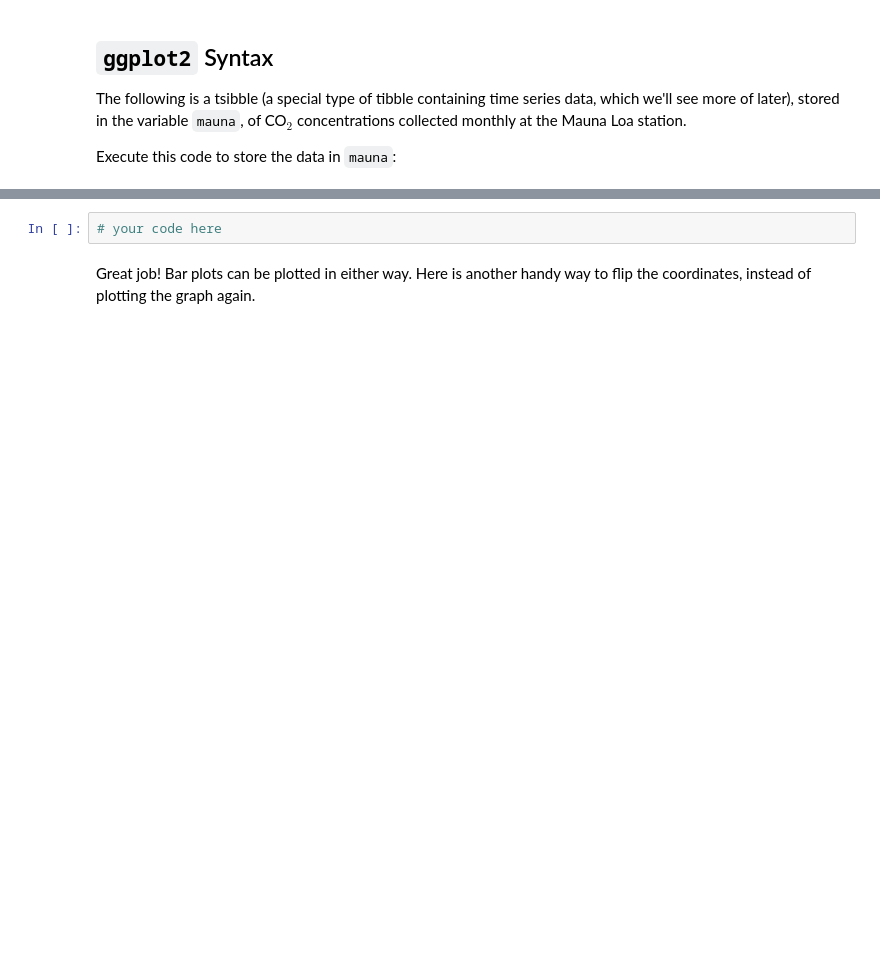
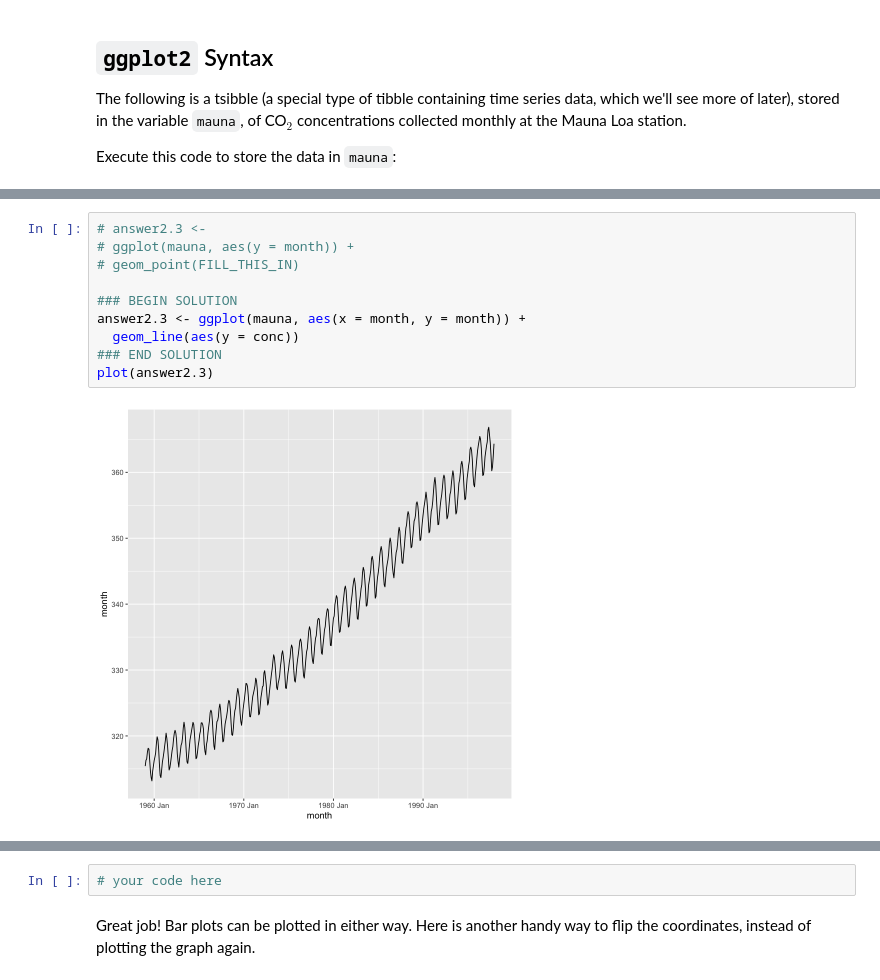
Before and after one commit to UBC-STAT/stat545.stat.ubc.ca, a Jupyter notebook: content/source/worksheet_02a/worksheet_02a.ipynb, the cells around one changed output, grey strips where cells are left out. Cells and saved outputs as stored; diff of their text form; blank space fills up the shorter version.

```diff
--- a/content/source/worksheet_02a/worksheet_02a.ipynb
+++ b/content/source/worksheet_02a/worksheet_02a.ipynb
@@ -863,0 +738,12 @@ Try plotting the same graph, but specifying the y axis coordinate instead. What
+# %%
+# answer2.3 <-
+# ggplot(mauna, aes(y = month)) +
+# geom_point(FILL_THIS_IN)
+
+### BEGIN SOLUTION
+answer2.3 <- ggplot(mauna, aes(x = month, y = month)) +
+  geom_line(aes(y = conc))
+### END SOLUTION
+plot(answer2.3)
+# %% [output]
+[figure, added]
```
Also changed, not shown: parts of 168 cells of this notebook, 1 other file.
